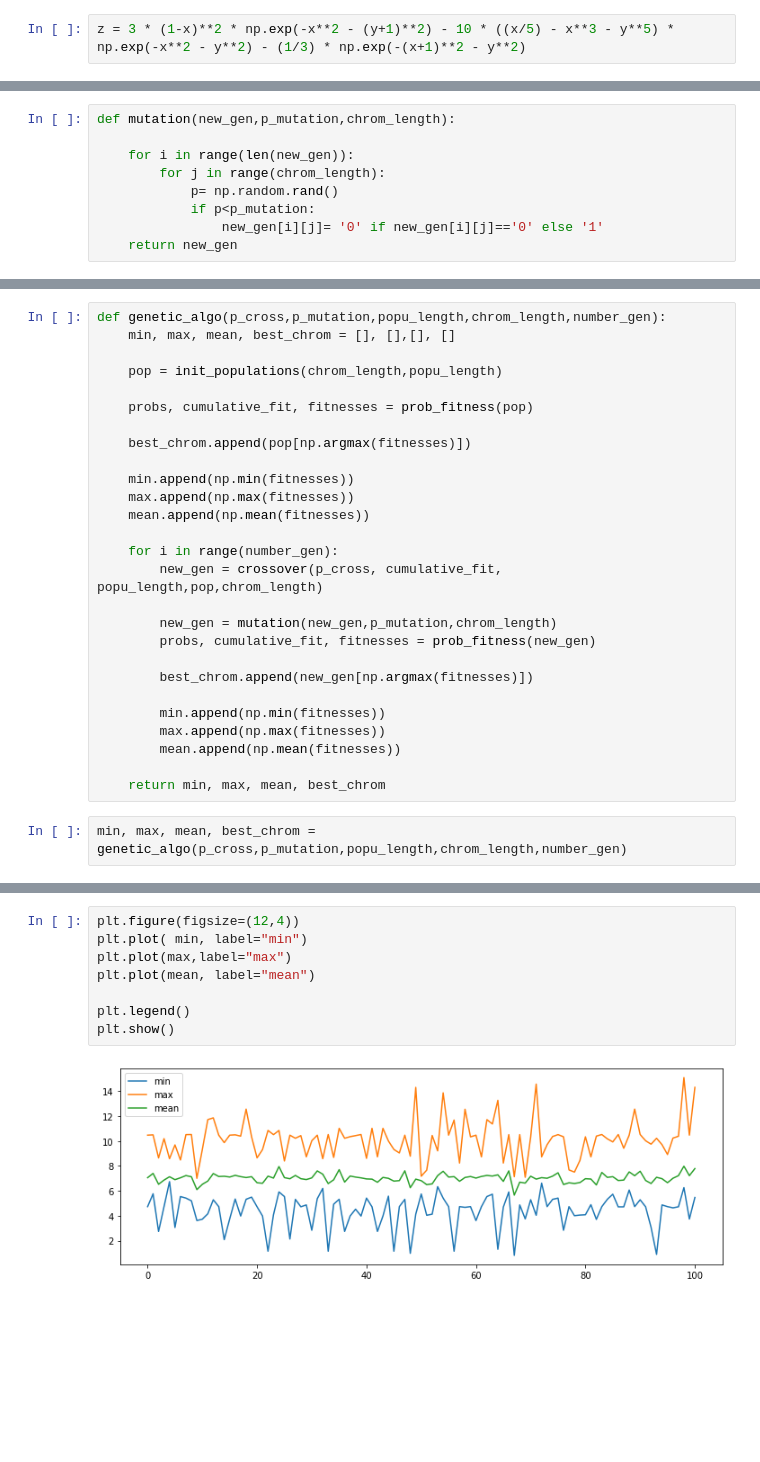
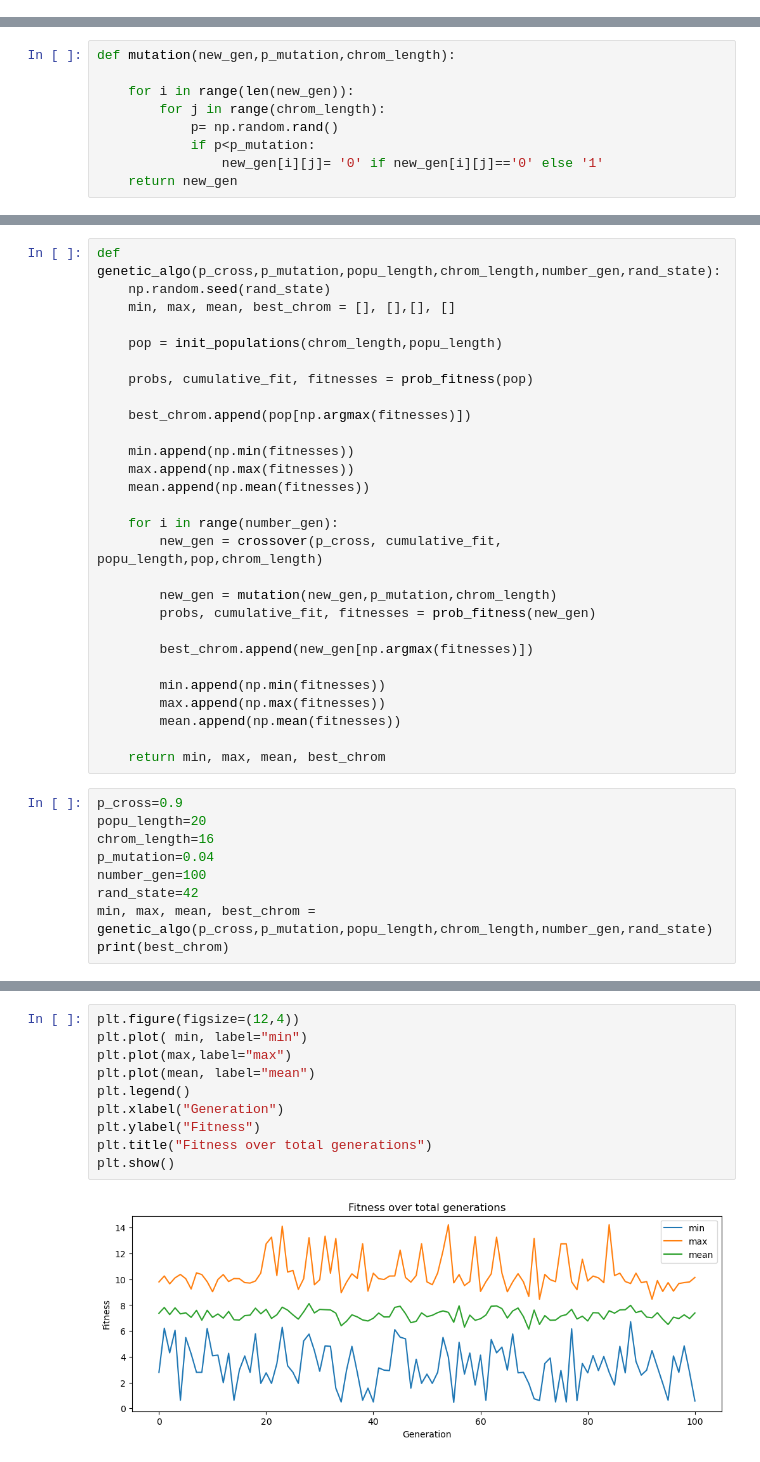
Before and after one commit to ManuelFelipeA/Optimization, a Jupyter notebook: optimization.ipynb, the cells around one changed output, grey strips where cells are left out. Cells and saved outputs as stored; diff of their text form; blank space fills up the shorter version.

Commit message:
Add README and add random state to genetic algo

```diff
--- a/optimization.ipynb
+++ b/optimization.ipynb
@@ -71,5 +69,3 @@ min(list)
-# %%
-z = 3 * (1-x)**2 * np.exp(-x**2 - (y+1)**2) - 10 * ((x/5) - x**3 - y**5) * np.exp(-x**2 - y**2) - (1/3) * np.exp(-(x+1)**2 - y**2)
 # %%
 def fitness(chromosome):
     x = decode(chromosome[:8])
@@ -197,5 +192,6 @@ mutation(new_gen,p_mutation,chrom_length)
 # %%
-def genetic_algo(p_cross,p_mutation,popu_length,chrom_length,number_gen):
+def genetic_algo(p_cross,p_mutation,popu_length,chrom_length,number_gen,rand_state):
+    np.random.seed(rand_state)
     min, max, mean, best_chrom = [], [],[], []
 
     pop = init_populations(chrom_length,popu_length)
@@ -222,4 +218,11 @@ def genetic_algo(p_cross,p_mutation,popu_length,chrom_length,number_gen):
 
     return min, max, mean, best_chrom
 # %%
-min, max, mean, best_chrom = genetic_algo(p_cross,p_mutation,popu_length,chrom_length,number_gen)
+p_cross=0.9
+popu_length=20
+chrom_length=16
+p_mutation=0.04
+number_gen=100
+rand_state=42
+min, max, mean, best_chrom = genetic_algo(p_cross,p_mutation,popu_length,chrom_length,number_gen,rand_state)
+print(best_chrom)
@@ -226,10 +231,12 @@ min, max, mean, best_chrom = genetic_algo(p_cross,p_mutation,popu_length,chrom_l
 # %%
 plt.figure(figsize=(12,4))
 plt.plot( min, label="min")
 plt.plot(max,label="max")
 plt.plot(mean, label="mean")
-
 plt.legend()
+plt.xlabel("Generation")
+plt.ylabel("Fitness")
+plt.title("Fitness over total generations")
 plt.show()
 # %% [output]
-[figure, old version]
+[figure, new version]
```
Also changed, not shown: parts of 6 cells of this notebook, 1 other file.
